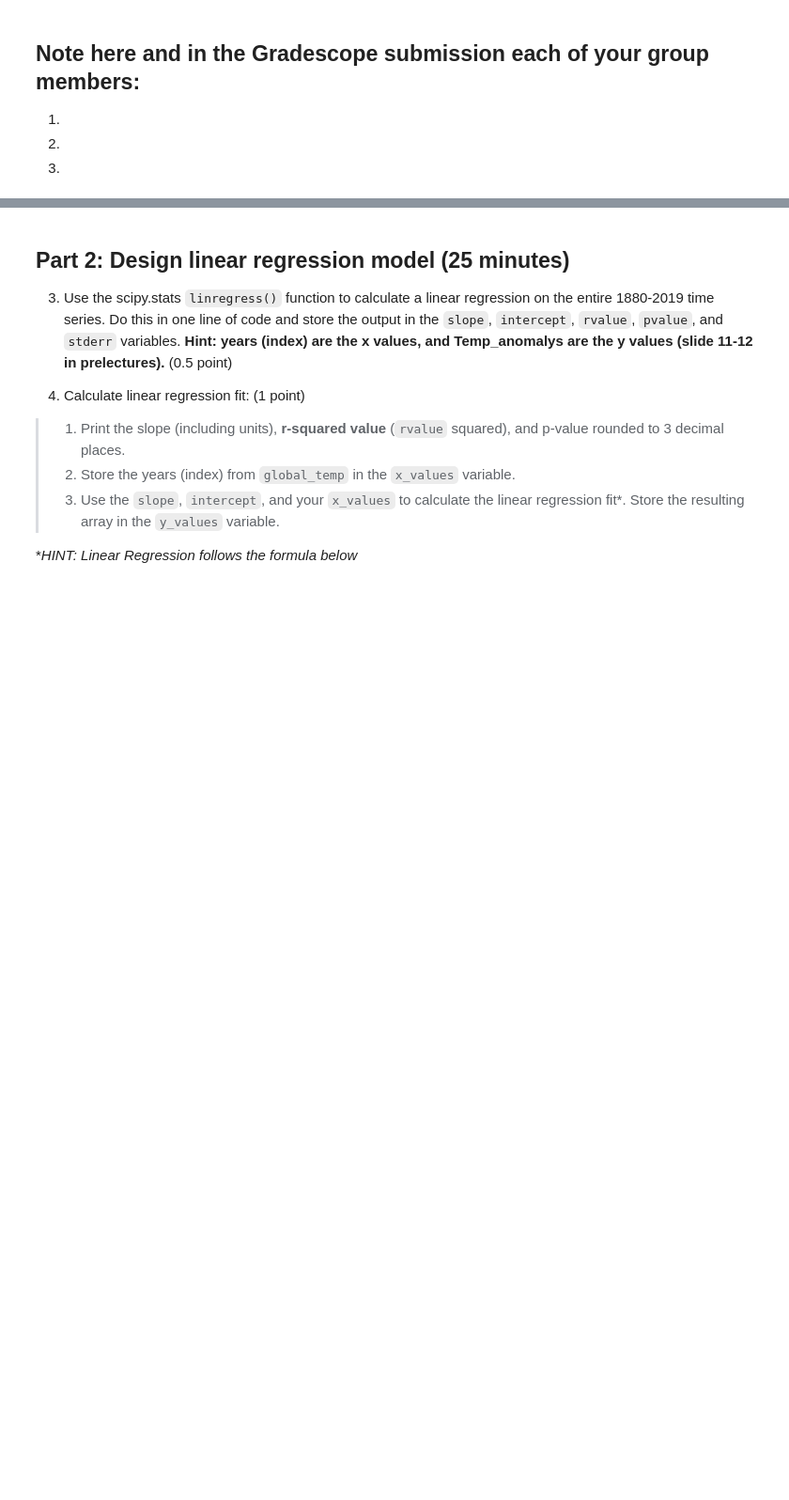
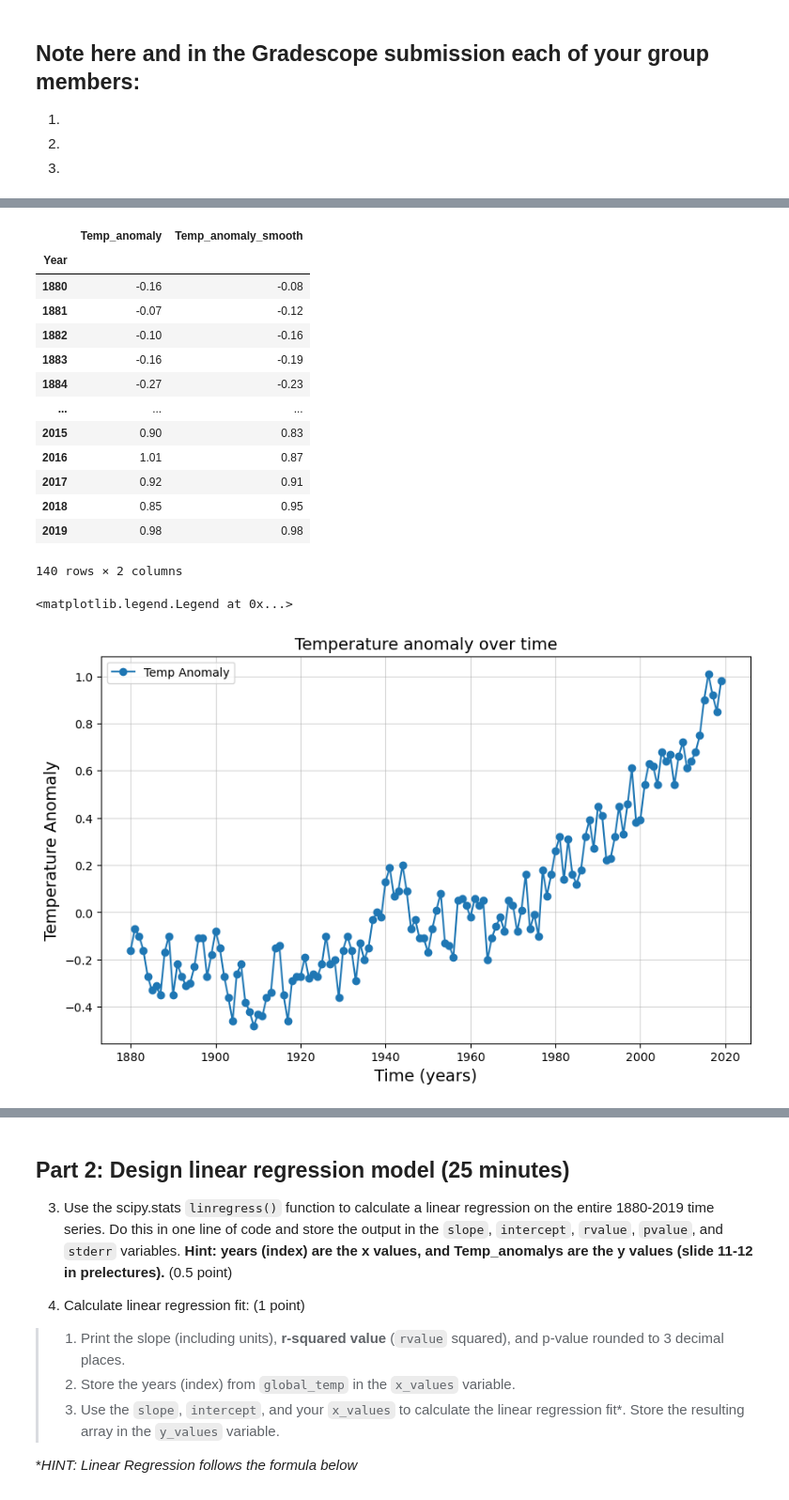
Before and after one commit to leelooliam/week9_inclass, a Jupyter notebook: group_activity8.ipynb, the cells around one changed output, grey strips where cells are left out. Shown at 94% size. Cells and saved outputs as stored; diff of their text form; code cells hidden in the pictures; blank space fills up the shorter version.

```diff
--- a/group_activity8.ipynb
+++ b/group_activity8.ipynb
@@ -98,2 +85,41 @@ global_temp = ""
+# %%
+# Import NumPy, Pandas, SciPy, Matplotlib
+import numpy as np
+import pandas as pd
+from scipy import stats
+import matplotlib.pyplot as plt
+# your code
+
+# answer variables
+filepath = "data/NASA_GISS_global_temp.csv" # assigning file path
+global_temp = pd.read_csv(filepath,
+                          index_col = "Year") # opening file using pandas
+display(global_temp) # displaying dataset so I can figure out what column headers are called
+
+# create plot
+fig, ax = plt.subplots(figsize = (10,6)) # adding blank plot to put data on
+ax.plot(global_temp.index, global_temp["Temp_anomaly"], marker = "o", label = "Temp Anomaly") # plotting the temp anomaly data over time
+ax.grid(alpha = 0.5) # setting the grid
+ax.set_xlabel("Time (years)", fontsize = 14) # setting the x-axis label
+ax.set_ylabel("Temperature Anomaly", fontsize = 14) # setting the y-axis label
+ax.set_title("Temperature anomaly over time", fontsize = 14) # setting the title
+ax.legend() # turning on the legend
+# %% [output]
+|  | Temp_anomaly | Temp_anomaly_smooth |
+| Year |  |  |
+| 1880 | -0.16 | -0.08 |
+| 1881 | -0.07 | -0.12 |
+| 1882 | -0.10 | -0.16 |
+| 1883 | -0.16 | -0.19 |
+| 1884 | -0.27 | -0.23 |
+| ... | ... | ... |
+| 2015 | 0.90 | 0.83 |
+| 2016 | 1.01 | 0.87 |
+| 2017 | 0.92 | 0.91 |
+| 2018 | 0.85 | 0.95 |
+| 2019 | 0.98 | 0.98 |
+140 rows × 2 columns
+<matplotlib.legend.Legend at 0x...>
+[figure, added]
 # %%
 grader.check("Question 1, Part 1")
```
Also changed, not shown: parts of 15 cells of this notebook, 1 other file.
